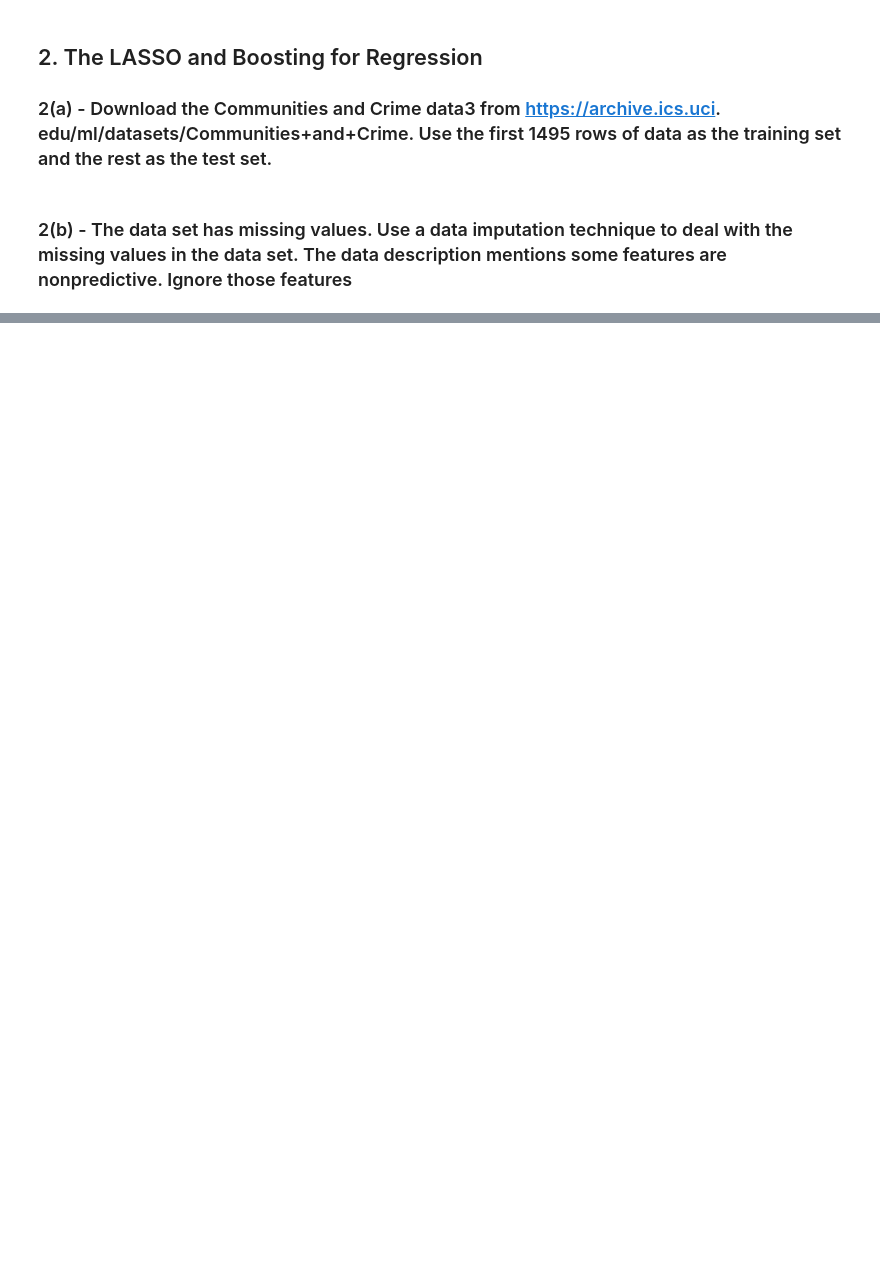
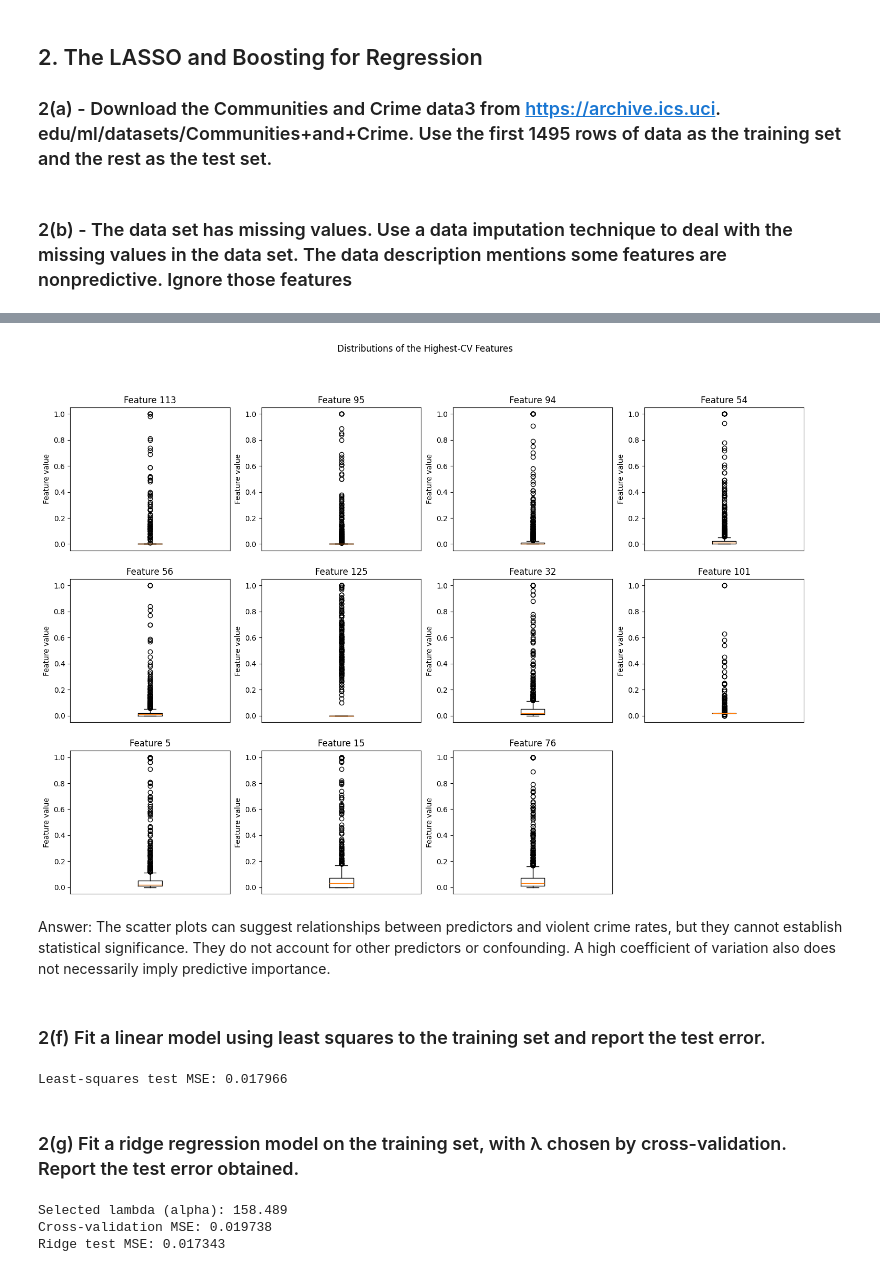
Before and after one commit to jfulch/dsci-552-fulcher-jesse-hw5, a Jupyter notebook: notebook/Fulcher_Jesse_HW5.ipynb, the cells around one changed output, grey strips where cells are left out. Cells and saved outputs as stored; diff of their text form; code cells hidden in the pictures; blank space fills up the shorter version.

```diff
--- a/notebook/Fulcher_Jesse_HW5.ipynb
+++ b/notebook/Fulcher_Jesse_HW5.ipynb
@@ -249,0 +352,80 @@ x_test = pd.DataFrame(
+# %%
+fig, axes = plt.subplots(3, 4, figsize=(18, 12))
+
+for ax, feature in zip(axes.flat, top_features):
+    ax.boxplot(x_train[feature].dropna())
+    ax.set_title(f"Feature {feature}")
+    ax.set_xticks([])
+    ax.set_ylabel("Feature value")
+
+for ax in axes.flat[len(top_features):]:
+    ax.set_visible(False)
+
+fig.suptitle("Distributions of the Highest-CV Features")
+plt.show()
+# %% [output]
+[figure, added]
+# %% [markdown]
+Answer: The scatter plots can suggest relationships between predictors and violent crime rates, but they cannot establish statistical significance. They do not account for other predictors or confounding. A high coefficient of variation also does not necessarily imply predictive importance.
+# %% [markdown]
+### 2(f) Fit a linear model using least squares to the training set and report the test error.
+# %%
+from sklearn.linear_model import LinearRegression
+from sklearn.metrics import mean_squared_error
+
+linear_model = LinearRegression()
+linear_model.fit(x_train, y_train)
+
+linear_predictions = linear_model.predict(x_test)
+linear_test_mse = mean_squared_error(y_test, linear_predictions)
+
+print(f"Least-squares test MSE: {linear_test_mse:.6f}")
+# %% [output]
+Least-squares test MSE: 0.017966
+# %% [markdown]
+### 2(g) Fit a ridge regression model on the training set, with λ chosen by cross-validation. Report the test error obtained.
+# %%
+from sklearn.impute import SimpleImputer
+from sklearn.linear_model import Ridge
+from sklearn.model_selection import GridSearchCV, KFold
+from sklearn.pipeline import Pipeline
+from sklearn.metrics import mean_squared_error
+from sklearn.preprocessing import StandardScaler
+
+x_train_raw = train_df.iloc[:, 5:-1].copy()
+x_test_raw = test_df.iloc[:, 5:-1].copy()
+
+ridge_pipeline = Pipeline([
+    ("imputer", SimpleImputer(
+        strategy="median",
+        keep_empty_features=True,
+    )),
+    ("scaler", StandardScaler()),
+    ("ridge", Ridge()),
+])
+
+regression_cv = KFold(
+    n_splits=5,
+    shuffle=True,
+    random_state=42,
+)
+
+ridge_search = GridSearchCV(
+    ridge_pipeline,
+    param_grid={"ridge__alpha": np.logspace(-4, 4, 41)},
+    scoring="neg_mean_squared_error",
+    cv=regression_cv,
+)
+
+ridge_search.fit(x_train_raw, y_train)
+
+ridge_predictions = ridge_search.predict(x_test_raw)
+ridge_test_mse = mean_squared_error(y_test, ridge_predictions)
+
+print(f"Selected lambda (alpha): {ridge_search.best_params_['ridge__alpha']:.6g}")
+print(f"Cross-validation MSE: {-ridge_search.best_score_:.6f}")
+print(f"Ridge test MSE: {ridge_test_mse:.6f}")
+# %% [output]
+Selected lambda (alpha): 158.489
+Cross-validation MSE: 0.019738
+Ridge test MSE: 0.017343
```
Also changed, not shown: parts of 17 cells of this notebook.
